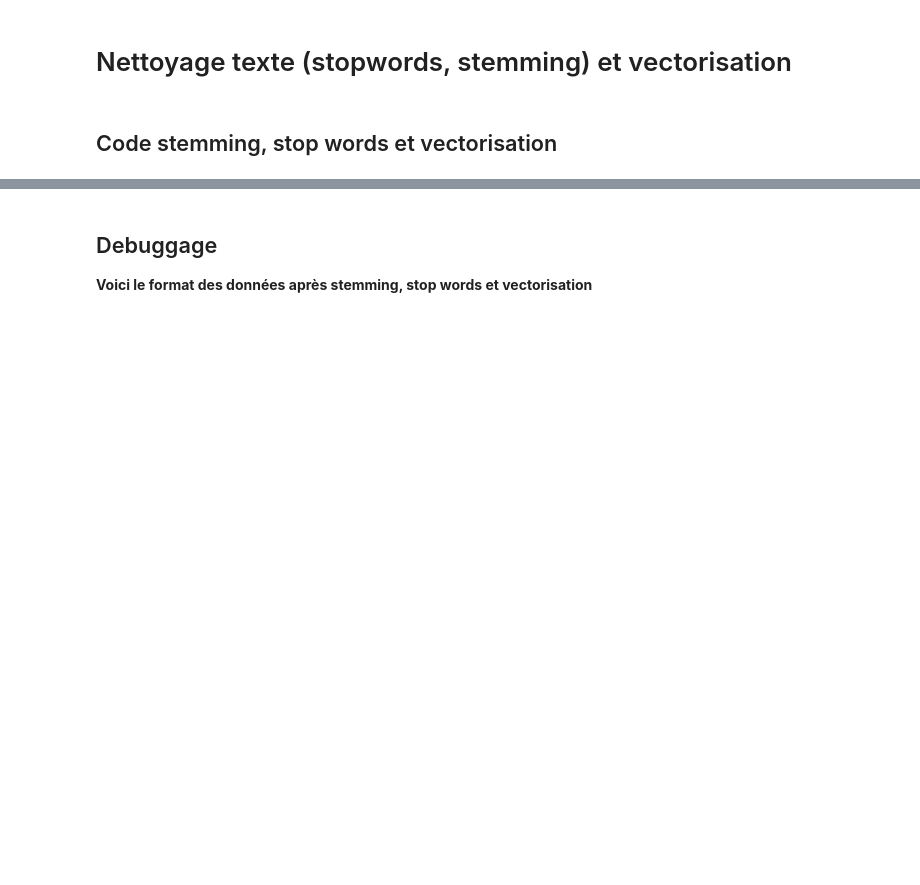
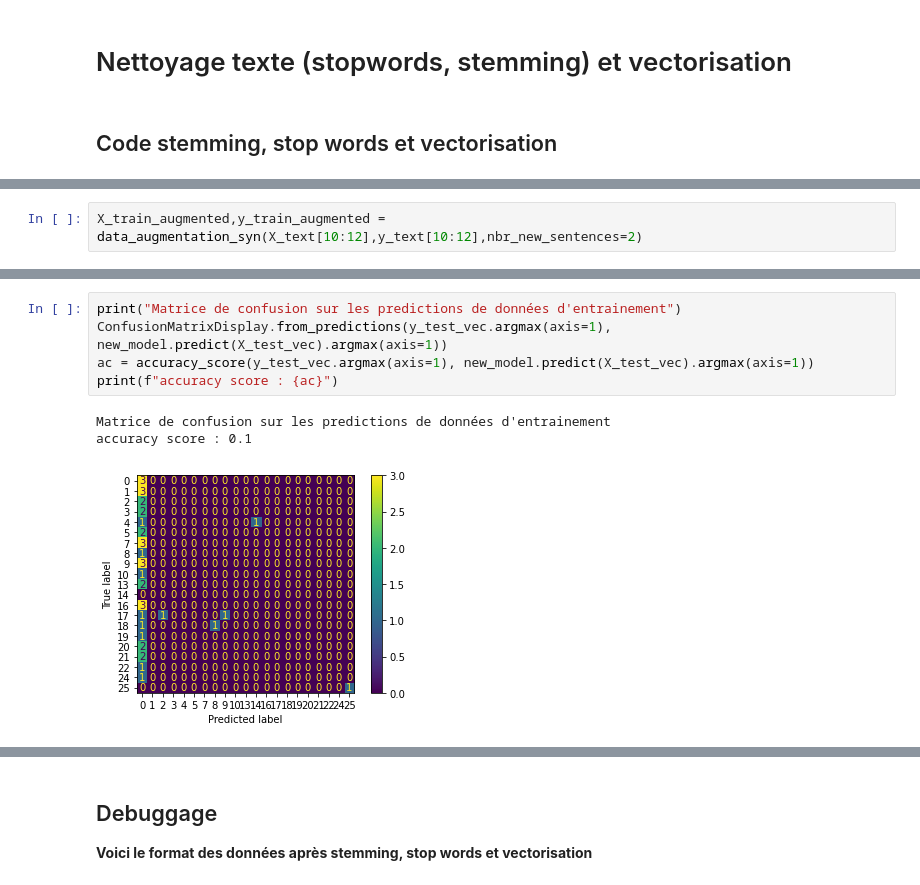
Before and after one commit to gdepirou/chatbot-isen, a Jupyter notebook: Test_IA/Chatbot_ISEN_IAMicrosoft.ipynb, the cells around one changed output, grey strips where cells are left out. Saved outputs shown, nothing was run; the diff lists cells and outputs as text; blank space fills up the shorter version.

```diff
--- a/Test_IA/Chatbot_ISEN_IAMicrosoft.ipynb
+++ b/Test_IA/Chatbot_ISEN_IAMicrosoft.ipynb
@@ -111,0 +232,2 @@ X_text,y_text = extraction_data_X_y('intents.json')
+# %%
+X_train_augmented,y_train_augmented = data_augmentation_syn(X_text[10:12],y_text[10:12],nbr_new_sentences=2)
@@ -125,0 +1112,9 @@ def vectorizer(text_to_vect):
+# %%
+print("Matrice de confusion sur les predictions de données d'entrainement")
+ConfusionMatrixDisplay.from_predictions(y_test_vec.argmax(axis=1), new_model.predict(X_test_vec).argmax(axis=1))
+ac = accuracy_score(y_test_vec.argmax(axis=1), new_model.predict(X_test_vec).argmax(axis=1))
+print(f"accuracy score : {ac}")
+# %% [output]
+Matrice de confusion sur les predictions de données d'entrainement
+accuracy score : 0.1
+[figure, new version]
```
Also changed, not shown: parts of 93 cells of this notebook.
